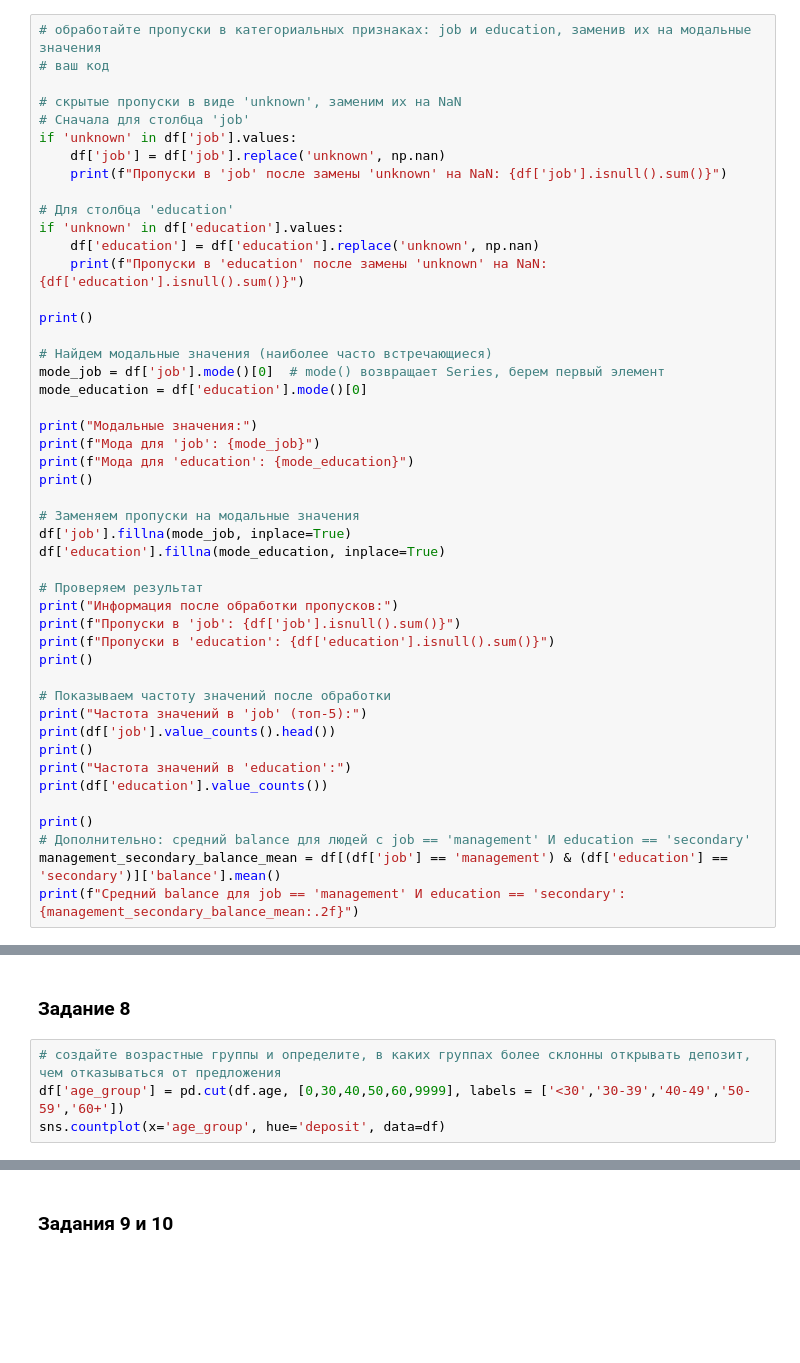
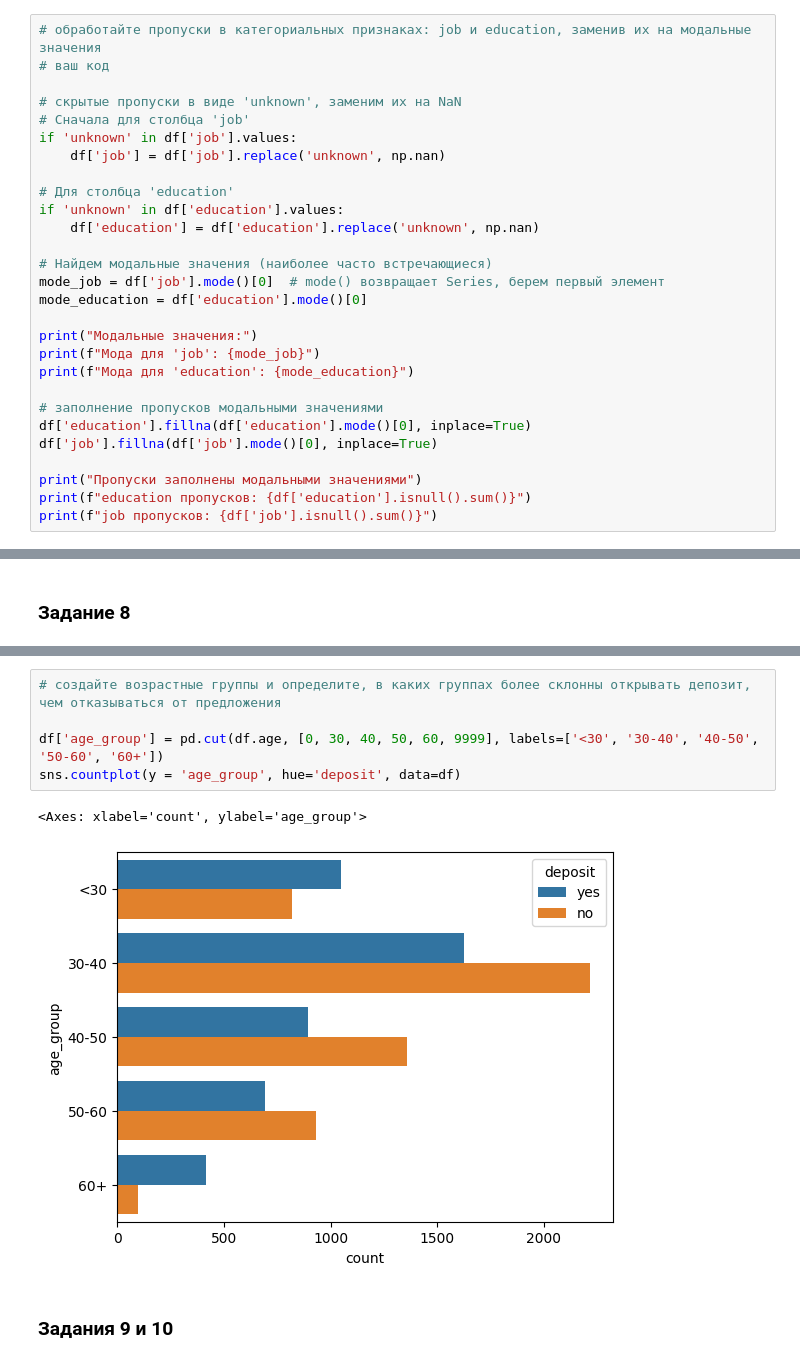
Before and after one commit to tgorbunov/sf_data_science, a Jupyter notebook: project_4/Project_4_ML_TGorbunov.ipynb, the cells around one changed output, grey strips where cells are left out. Cells and saved outputs as stored; diff of their text form; blank space fills up the shorter version.

```diff
--- a/project_4/Project_4_ML_TGorbunov.ipynb
+++ b/project_4/Project_4_ML_TGorbunov.ipynb
@@ -238,14 +174,10 @@ Name: balance, dtype: float64
 # Сначала для столбца 'job'
 if 'unknown' in df['job'].values:
     df['job'] = df['job'].replace('unknown', np.nan)
-    print(f"Пропуски в 'job' после замены 'unknown' на NaN: {df['job'].isnull().sum()}")
 
 # Для столбца 'education'
 if 'unknown' in df['education'].values:
     df['education'] = df['education'].replace('unknown', np.nan)
-    print(f"Пропуски в 'education' после замены 'unknown' на NaN: {df['education'].isnull().sum()}")
-
-print()
 
 # Найдем модальные значения (наиболее часто встречающиеся)
 mode_job = df['job'].mode()[0]  # mode() возвращает Series, берем первый элемент
@@ -254,27 +186,12 @@ mode_education = df['education'].mode()[0]
 print("Модальные значения:")
 print(f"Мода для 'job': {mode_job}")
 print(f"Мода для 'education': {mode_education}")
-print()
 
-# Заменяем пропуски на модальные значения
-df['job'].fillna(mode_job, inplace=True)
-df['education'].fillna(mode_education, inplace=True)
+# заполнение пропусков модальными значениями
+df['education'].fillna(df['education'].mode()[0], inplace=True)
+df['job'].fillna(df['job'].mode()[0], inplace=True)
 
-# Проверяем результат
-print("Информация после обработки пропусков:")
-print(f"Пропуски в 'job': {df['job'].isnull().sum()}")
-print(f"Пропуски в 'education': {df['education'].isnull().sum()}")
-print()
-
-# Показываем частоту значений после обработки
-print("Частота значений в 'job' (топ-5):")
-print(df['job'].value_counts().head())
-print()
-print("Частота значений в 'education':")
-print(df['education'].value_counts())
-
-print()
-# Дополнительно: средний balance для людей с job == 'management' И education == 'secondary'
-management_secondary_balance_mean = df[(df['job'] == 'management') & (df['education'] == 'secondary')]['balance'].mean()
-print(f"Средний balance для job == 'management' И education == 'secondary': {management_secondary_balance_mean:.2f}")
+print("Пропуски заполнены модальными значениями")
+print(f"education пропусков: {df['education'].isnull().sum()}")
+print(f"job пропусков: {df['job'].isnull().sum()}")
 # %% [output]
@@ -966,6 +876,2 @@ sns.countplot(y='month', hue='deposit', data=df)
 # %% [markdown]
 ### Задание 8
-# %%
-# создайте возрастные группы и определите, в каких группах более склонны открывать депозит, чем отказываться от предложения
-df['age_group'] = pd.cut(df.age, [0,30,40,50,60,9999], labels = ['<30','30-39','40-49','50-59','60+'])
-sns.countplot(x='age_group', hue='deposit', data=df)
@@ -975,2 +878,10 @@ sns.countplot(x='age_group', hue='deposit', data=df)
+# %%
+# создайте возрастные группы и определите, в каких группах более склонны открывать депозит, чем отказываться от предложения
+
+df['age_group'] = pd.cut(df.age, [0, 30, 40, 50, 60, 9999], labels=['<30', '30-40', '40-50', '50-60', '60+'])
+sns.countplot(y = 'age_group', hue='deposit', data=df)
+# %% [output]
+<Axes: xlabel='count', ylabel='age_group'>
+[figure, added]
 # %% [markdown]
 ### Задания 9 и 10
```
Also changed, not shown: parts of 32 cells of this notebook.
